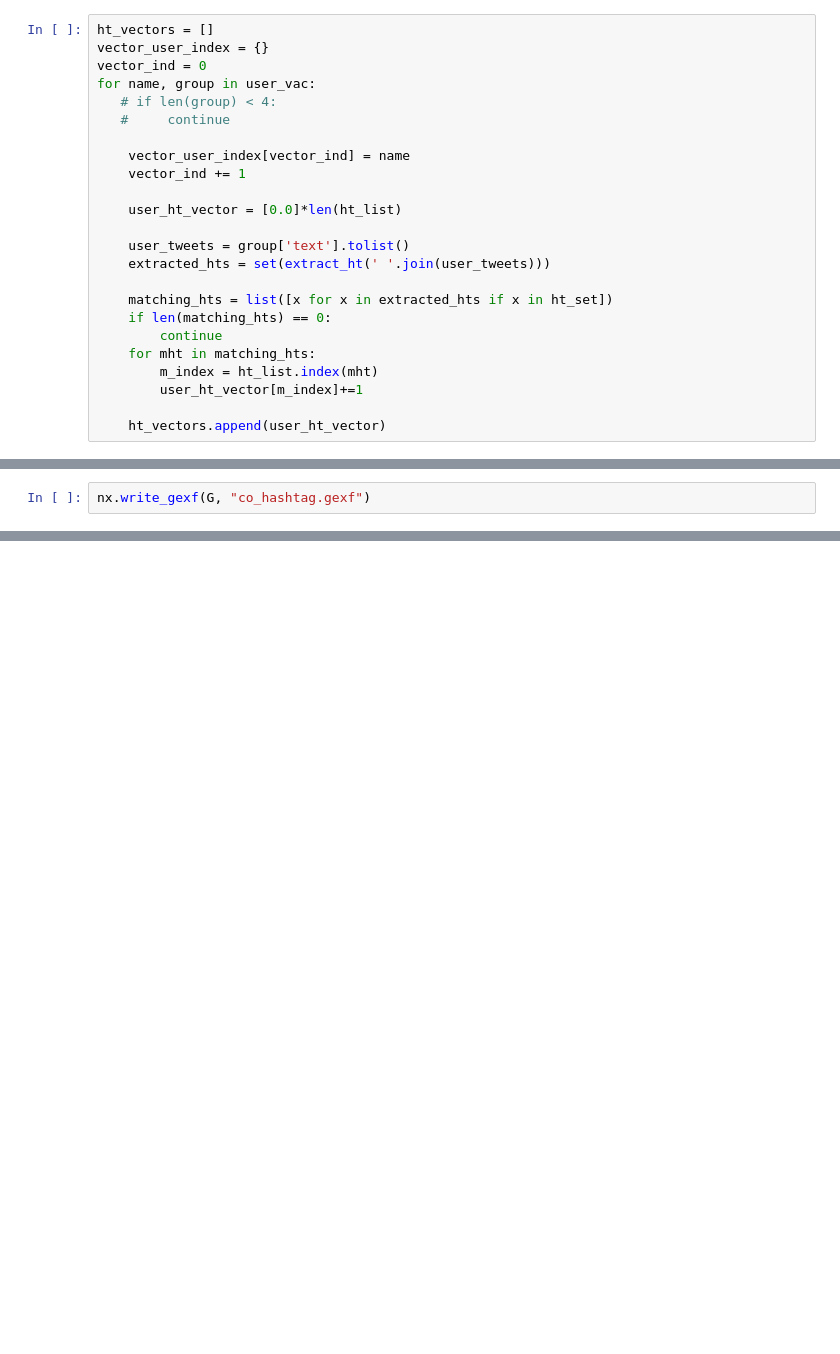
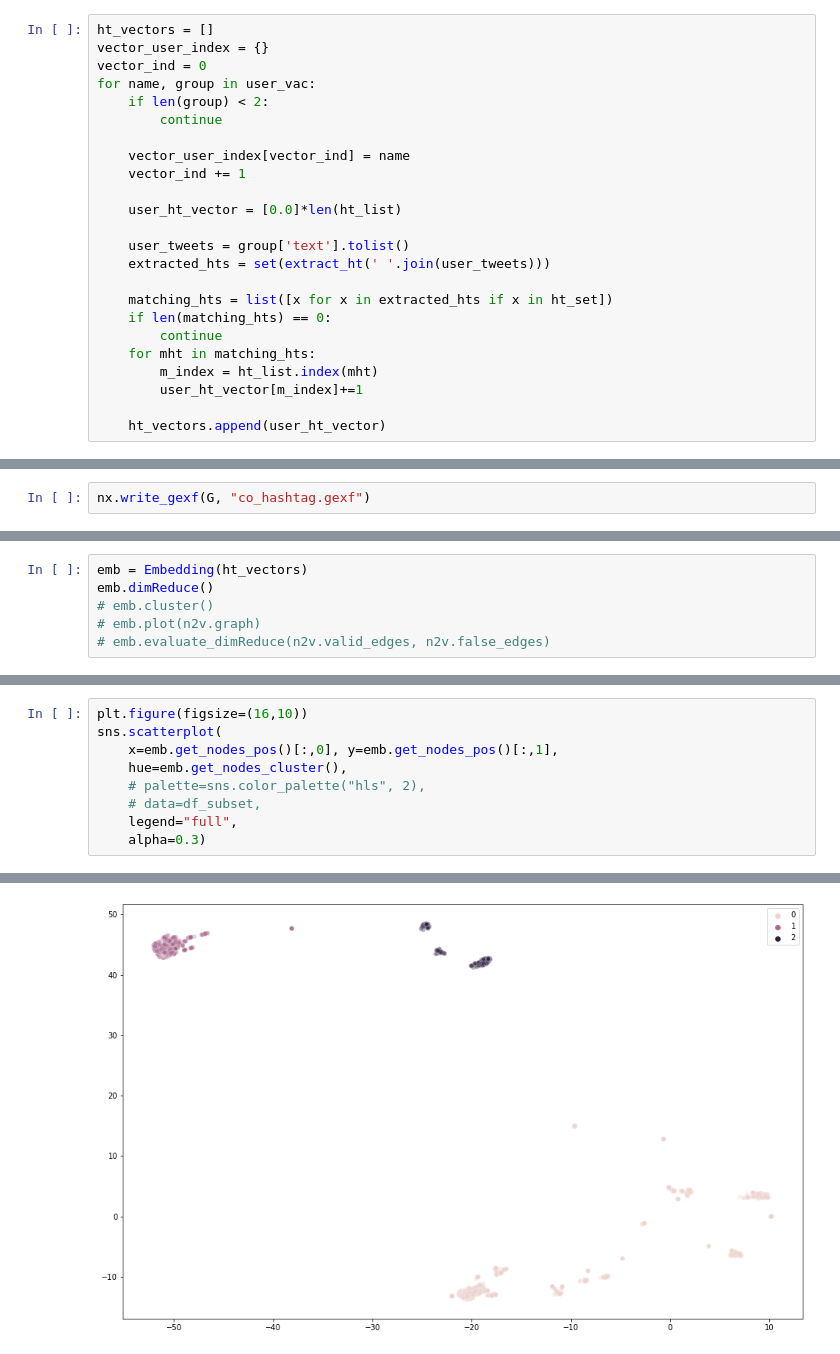
Before and after one commit to Dededon/COVID_Twitter, a Jupyter notebook: hashtag_new.ipynb, the cells around one changed output, grey strips where cells are left out. Cells and saved outputs as stored; diff of their text form; blank space fills up the shorter version.

Commit message:
Create user vectors, tweet truncation

```diff
--- a/hashtag_new.ipynb
+++ b/hashtag_new.ipynb
@@ -48,8 +96,8 @@ ht_vectors = []
 vector_user_index = {}
 vector_ind = 0
 for name, group in user_vac:
-   # if len(group) < 4:
-   #     continue
+    if len(group) < 2:
+        continue
 
     vector_user_index[vector_ind] = name
     vector_ind += 1
@@ -102,0 +133,6 @@ nx.write_gexf(G, "co_hashtag.gexf")
+# %%
+emb = Embedding(ht_vectors)
+emb.dimReduce()
+# emb.cluster()
+# emb.plot(n2v.graph)
+# emb.evaluate_dimReduce(n2v.valid_edges, n2v.false_edges)
@@ -102,0 +143,10 @@ nx.write_gexf(G, "co_hashtag.gexf")
+# %%
+plt.figure(figsize=(16,10))
+sns.scatterplot(
+    x=emb.get_nodes_pos()[:,0], y=emb.get_nodes_pos()[:,1],
+    hue=emb.get_nodes_cluster(),
+    # palette=sns.color_palette("hls", 2),
+    # data=df_subset,
+    legend="full",
+    alpha=0.3)
+# %% [output]
@@ -102,0 +154 @@ nx.write_gexf(G, "co_hashtag.gexf")
+[figure, added]
```
Also changed, not shown: parts of 10 cells of this notebook, 3 other files.
